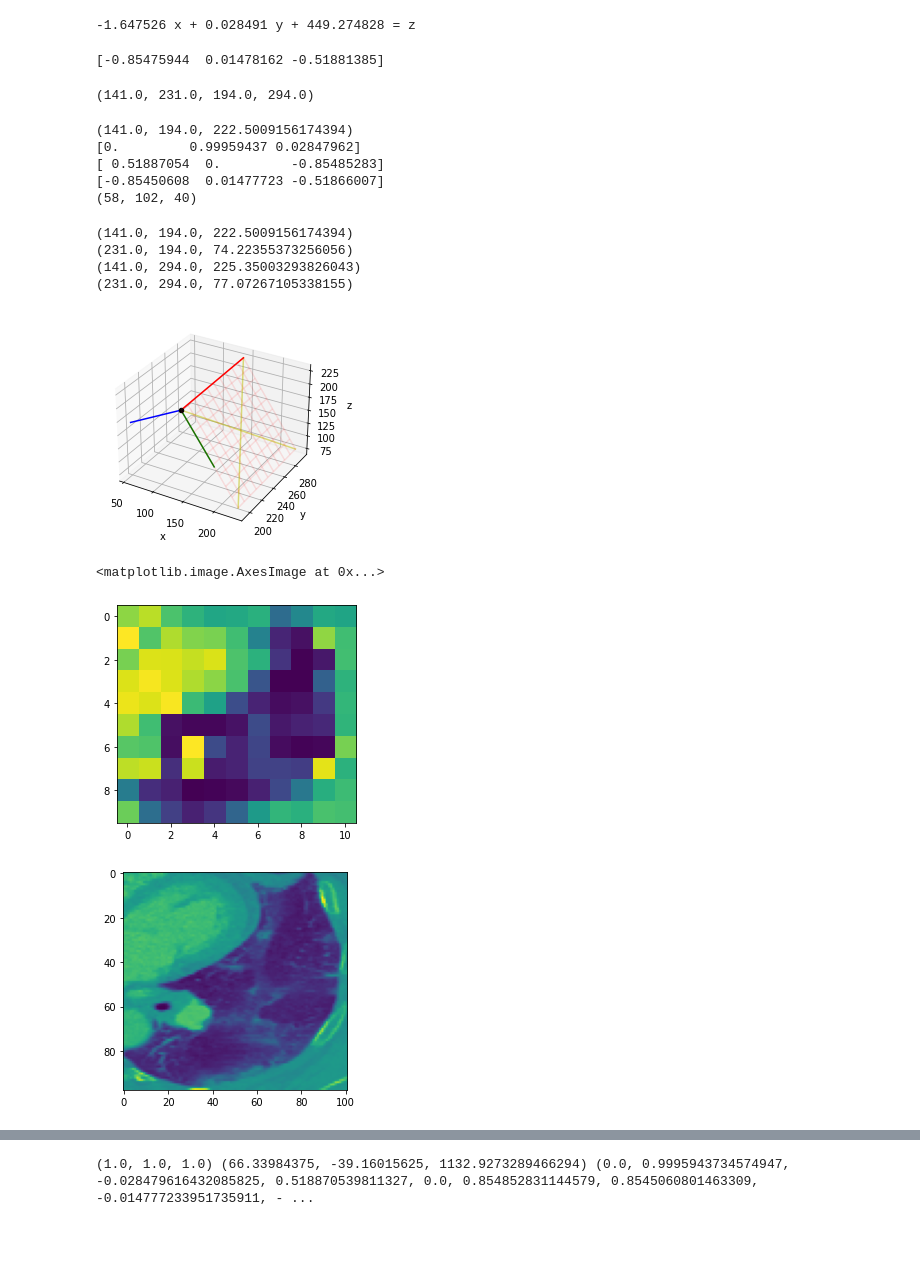
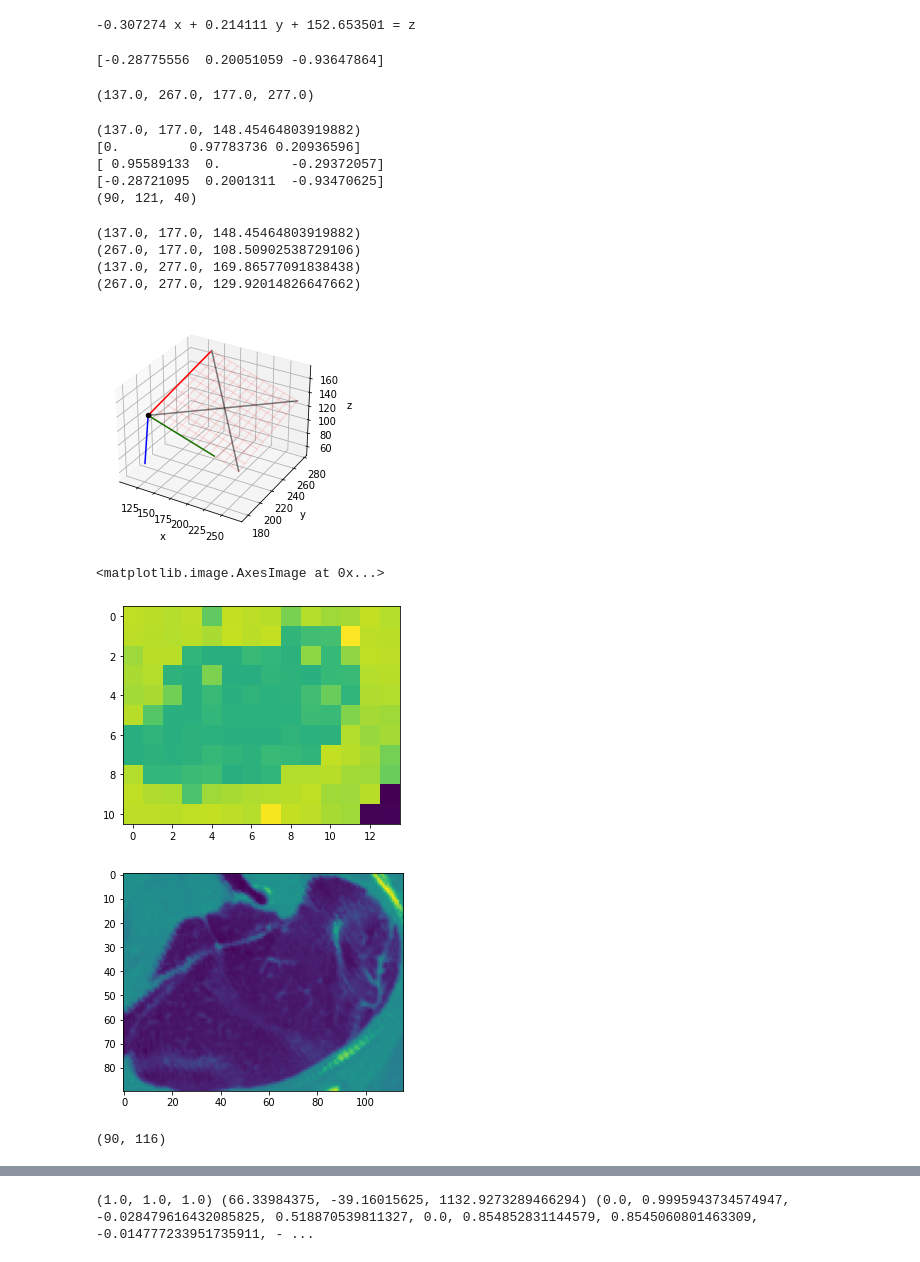
Before and after one commit to pangyuteng/fiss-viz-tmp, a Jupyter notebook: oblique.ipynb, the cells around one changed output, grey strips where cells are left out. Cells and saved outputs as stored; diff of their text form; code cells hidden in the pictures.

```diff
--- a/oblique.ipynb
+++ b/oblique.ipynb
@@ -114,6 +119,6 @@ print(np.sum(arr))
 # %%
 itk_image = imread('image.nii.gz')
-roi_image = imread('rof.nii.gz')
+roi_image = imread('lof.nii.gz')
 
 spacing = itk_image.GetSpacing()
 spacing = (1,1,1)
@@ -189,8 +194,8 @@ print("%f x + %f y + %f = z" % (fit[0], fit[1], fit[2]))
 #print(residual)
 
 # plot plane
-X,Y = np.meshgrid(np.arange(np.min(xs),np.max(xs),10),
-                  np.arange(np.min(ys),np.max(ys),10))
+X,Y = np.meshgrid(np.arange(np.min(xs),np.max(xs)+20,10),
+                  np.arange(np.min(ys),np.max(ys)+20,10))
 Z = np.zeros(X.shape)
 for r in range(X.shape[0]):
     for c in range(X.shape[1]):
@@ -214,18 +219,18 @@ solution:
 # %%
 print("%f x + %f y + %f = z" % (fit[0], fit[1], fit[2]))
 # %% [output]
--1.647526 x + 0.028491 y + 449.274828 = z
+-0.307274 x + 0.214111 y + 152.653501 = z
 # %%
 # https://web.ma.utexas.edu/users/m408m/Display12-5-4.shtml
 z_vec = np.array([fit[0,0], fit[1,0], -1])
 z_vec = z_vec / (np.linalg.norm(z_vec) + 1e-16)
 print(z_vec)
 # %% [output]
-[-0.85475944  0.01478162 -0.51881385]
+[-0.28775556  0.20051059 -0.93647864]
 # %%
 np.min(X),np.max(X),np.min(Y),np.max(Y)
 # %% [output]
-(141.0, 231.0, 194.0, 294.0)
+(137.0, 267.0, 177.0, 277.0)
 # %%
 c00 = (X[0,0],Y[0,0],Z[0,0])
 c10 = (X[-1,0],Y[-1,0],Z[-1,0])
@@ -256,26 +261,26 @@ zsize = 40
 size = (xsize,ysize,zsize)
 print(size)
 # %% [output]
-(141.0, 194.0, 222.5009156174394)
-[0.         0.99959437 0.02847962]
-[ 0.51887054  0.         -0.85485283]
-[-0.85450608  0.01477723 -0.51866007]
-(58, 102, 40)
+(137.0, 177.0, 148.45464803919882)
+[0.         0.97783736 0.20936596]
+[ 0.95589133  0.         -0.29372057]
+[-0.28721095  0.2001311  -0.93470625]
+(90, 121, 40)
 # %%
 for p in [c00,c01,c10,c11]:
     print(p)
 # %% [output]
-(141.0, 194.0, 222.5009156174394)
-(231.0, 194.0, 74.22355373256056)
-(141.0, 294.0, 225.35003293826043)
-(231.0, 294.0, 77.07267105338155)
+(137.0, 177.0, 148.45464803919882)
+(267.0, 177.0, 108.50902538729106)
+(137.0, 277.0, 169.86577091838438)
+(267.0, 277.0, 129.92014826647662)
 # %%
 # plot raw data
 plt.figure()
 ax = plt.subplot(111, projection='3d')
 
-ax.plot([c00[0],c11[0]],[c00[1],c11[1]],[c00[2],c11[2]],color='y',alpha=0.5)
-ax.plot([c01[0],c10[0]],[c01[1],c10[1]],[c01[2],c10[2]],color='y',alpha=0.5)
+ax.plot([c00[0],c11[0]],[c00[1],c11[1]],[c00[2],c11[2]],color='k',alpha=0.5)
+ax.plot([c01[0],c10[0]],[c01[1],c10[1]],[c01[2],c10[2]],color='k',alpha=0.5)
 
 c = 100
 ax.plot([c00[0],c00[0]+c*x_vec[0]],[c00[1],c00[1]+c*x_vec[1]],[c00[2],c00[2]+c*x_vec[2]],color='r',alpha=1)
@@ -294,34 +299,39 @@ ax.set_zlabel('z')
 #ax.axis('equal')
 plt.show()
 # %% [output]
-[figure, old version]
+[figure, new version]
 # %%
 arr = sitk.GetArrayFromImage(new_img)
 
 oblique = np.zeros(X.shape)
 for r in range(X.shape[0]):
     for c in range(X.shape[1]):
         x,y,z = int(X[r,c]),int(Y[r,c]),int(Z[r,c])
         oblique[r,c]=arr[z,x,y]
 plt.figure(0)
-plt.imshow(oblique.T)
+plt.imshow(oblique)
 
 hdX,hdY = np.meshgrid(np.arange(np.min(xs),np.max(xs),1),
                   np.arange(np.min(ys),np.max(ys),1))
+
 hdZ = np.zeros(hdX.shape)
 for r in range(hdX.shape[0]):
     for c in range(hdX.shape[1]):
         hdZ[r,c] = fit[0] * hdX[r,c] + fit[1] * hdY[r,c] + fit[2]
 
 hdoblique = np.zeros(hdX.shape)
 for r in range(hdX.shape[0]):
     for c in range(hdX.shape[1]):
         x,y,z = int(hdX[r,c]),int(hdY[r,c]),int(hdZ[r,c])
         hdoblique[r,c]=arr[z,x,y]
 plt.figure(1)
-plt.imshow(hdoblique.T)
+plt.imshow(hdoblique)
 # %% [output]
 <matplotlib.image.AxesImage at 0x...>
-[figure, old version]
+[figure, new version]
-[figure, old version]
+[figure, new version]
+# %%
+hdX.shape
+# %% [output]
+(90, 116)
 # %%
```
Also changed, not shown: parts of 12 cells of this notebook, 4 other files.
